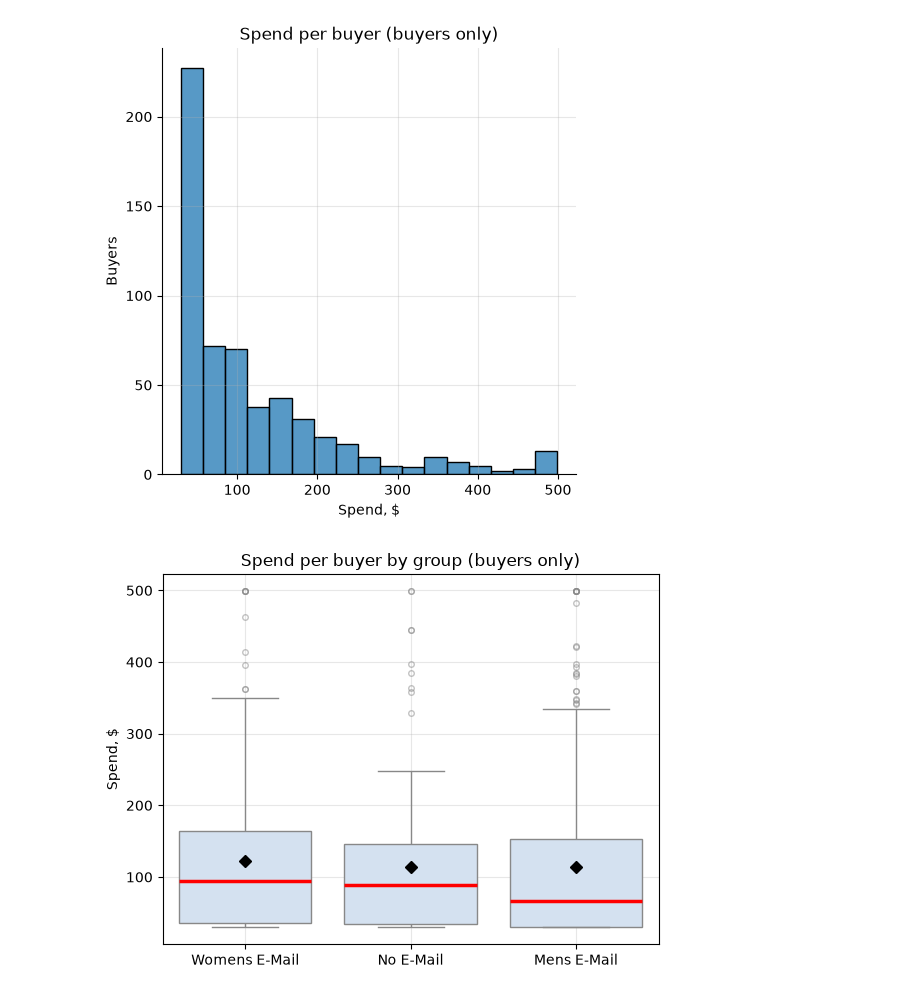
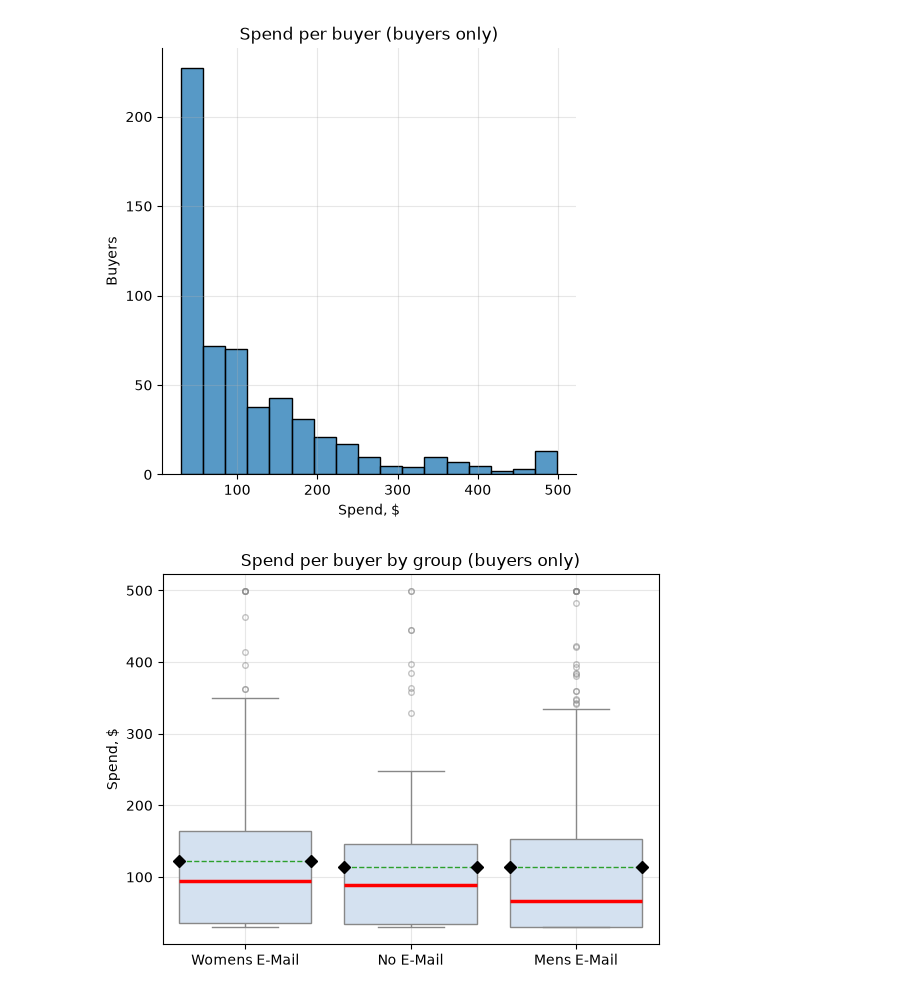
Before and after one commit to TemurRikhsitillaev/hillstrom-ab-test, a Jupyter notebook: notebook/hillstrom_ab_test.ipynb, the cells around one changed output. Saved outputs shown, nothing was run; the diff lists cells and outputs as text; code cells hidden in the pictures.

```diff
--- a/notebook/hillstrom_ab_test.ipynb
+++ b/notebook/hillstrom_ab_test.ipynb
@@ -308,18 +252,19 @@ plt.show()
 # %%
 sns.boxplot(data=buyers, x='segment', y='spend',
             color='#cfe0f5',
             medianprops=dict(color='red', linewidth=2.5),
             flierprops=dict(marker='o', markersize=4, alpha=0.5),
             showmeans=True,
+            meanline=True,
             meanprops=dict(marker='D', markerfacecolor='black', markeredgecolor='black', markersize=6)
            )
 plt.title('Spend per buyer by group (buyers only)')
 plt.xlabel('')
 plt.ylabel('Spend, $')
 plt.grid(axis='both', alpha=0.3)
 plt.show()
 # %% [output]
-[figure, old version]
+[figure, new version]
 # %% [markdown]
 ### Conclusion
 
```
Also changed, not shown: parts of 16 cells of this notebook.
